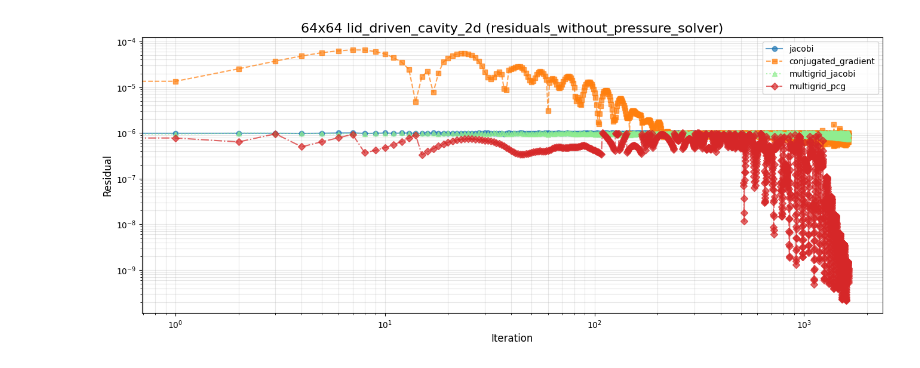
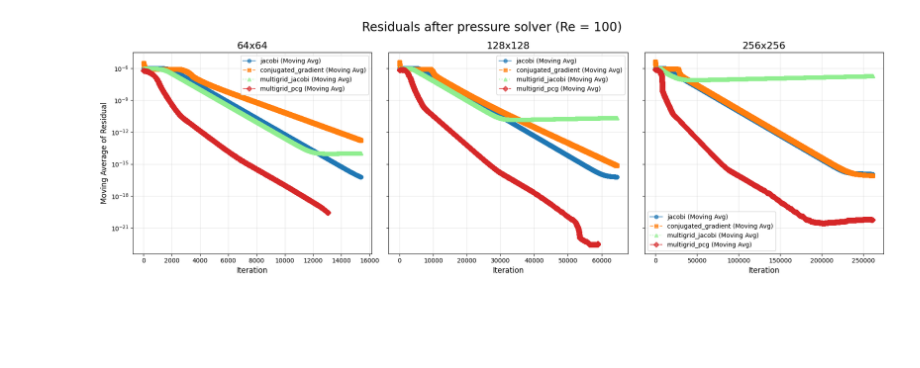
Before and after one commit to ModSims/FirstProject, a Jupyter notebook: benchmarks/benchmarks.ipynb, the cells around one changed output. Cells and saved outputs as stored; diff of their text form; code cells hidden in the pictures; blank space fills up the shorter version.

```diff
--- a/benchmarks/benchmarks.ipynb
+++ b/benchmarks/benchmarks.ipynb
@@ -4,4 +202,7 @@ import matplotlib.pyplot as plt
 # %%
+import numpy as np
+import matplotlib.pyplot as plt
+
 benchmarks = [
     (
         '64x64', {
@@ -22,74 +223,73 @@ benchmarks = [
                 'multigrid_pcg'
             ]
         }
     ),
     (
         '256x256', {
             'lid_driven_cavity_2d': [
                 'jacobi',
                 'conjugated_gradient',
                 'multigrid_jacobi',
                 'multigrid_pcg'
             ]
         }
     ),
-    (
-        '512x512', {
-            'lid_driven_cavity_2d': [
-                'jacobi',
-                'conjugated_gradient',
-                'multigrid_jacobi',
-                'multigrid_pcg'
-            ]
-        }
-    )
 ]
 
 line_styles = ['-', '--', ':', '-.']
 markers = ['o', 's', '^', 'D']
 
 # Create a cycle of distinct colors
 colors = ['#1f77b4', '#ff7f0e', '#90ee90', '#d62728']
 
-residuals = ['residuals_without_pressure_solver', 'residuals_with_pressure_solver', 'residuals_over_time']
+residuals = ['residuals_without_pressure_solver', 'residuals_with_pressure_solver']
 
-for resolution, solvers_dict in benchmarks:
-    for problem_name, solvers in solvers_dict.items():
-        for residual in residuals:
-            plt.figure(figsize=(16, 6))
+# Define a function to calculate the moving average
+def moving_average(data, window_size):
+    return np.convolve(data, np.ones(window_size)/window_size, mode='valid')
 
-            for j, solver in enumerate(solvers):
-                data = np.loadtxt(f"100/{resolution}/{problem_name}/{solver}/{residual}.dat", ndmin=1)
+for residual in residuals:
+    for RE in [100, 400, 1000]:
+        fig, axs = plt.subplots(1, 3, figsize=(18, 6), sharey=True)  # 1 row, 3 columns
 
-                # select the indexes of non-zero values
-                non_zero_indexes = np.nonzero(data)
-                # select the non-zero values
-                selected_data = data[non_zero_indexes]
+        if residual == 'residuals_without_pressure_solver':
+            fig.suptitle(f'Residuals after pressure solver (Re = {RE})', fontsize=20)
+        elif residual == 'residuals_with_pressure_solver':
+            fig.suptitle(f'Residuals within pressure solver (Re = {RE})', fontsize=20)
 
-                if residual != 'residuals_over_time':
-                    selected_data = selected_data
+        for i, (resolution, solvers_dict) in enumerate(benchmarks):
+            for problem_name, solvers in solvers_dict.items():
+                ax = axs[i]
 
-                plt.plot(
-                    np.arange(len(selected_data)),
-                    selected_data,
-                    label=solver,
-                    linestyle=line_styles[j % len(line_styles)],
-                    color=colors[j % len(colors)],
-                    marker=markers[j % len(markers)],
-                    markersize=6,
-                    alpha=0.7,
-                )
+                for j, solver in enumerate(solvers):
+                    data = np.loadtxt(f"{RE}/{resolution}/{problem_name}/{solver}/{residual}.dat", ndmin=1)
 
-            plt.title(f"{resolution} {problem_name} ({residual})", fontsize=16)
-            plt.xlabel("Time (Seconds)", fontsize=12)
-            plt.ylabel("Residual", fontsize=12)
-            if residual != 'residuals_over_time':
-                plt.xlabel("Iteration", fontsize=12)
-                plt.xscale('log')
-            plt.yscale('log')
-            plt.legend()
-            plt.grid(True, which="both", ls="-", alpha=0.3)  # Adjusted grid transparency
+                    non_zero_indexes = np.nonzero(data)
+                    selected_data = data[non_zero_indexes]
 
-            plt.show()
+                    # Calculate moving average with window size 10 (adjust as needed)
+                    window_size = 1000
+                    moving_avg = moving_average(selected_data, window_size)
+
+                    ax.plot(
+                        np.arange(len(moving_avg)),
+                        moving_avg,
+                        label=f'{solver} (Moving Avg)',
+                        linestyle=line_styles[j % len(line_styles)],
+                        color=colors[j % len(colors)],
+                        marker=markers[j % len(markers)],
+                        markersize=6,
+                        alpha=0.7,
+                    )
+
+                ax.set_title(f"{resolution}", fontsize=16)
+                ax.set_xlabel("Iteration", fontsize=12)
+                ax.grid(True, which="both", ls="-", alpha=0.3)
+                ax.legend()
+                ax.set_yscale('log')
+
+        axs[0].set_ylabel("Moving Average of Residual", fontsize=12)
+        plt.tight_layout()
+        plt.show()
 # %% [output]
-[figure, old version]
+[figure, new version]
```
Also changed, not shown: parts of 8 cells of this notebook, 42 other files.
